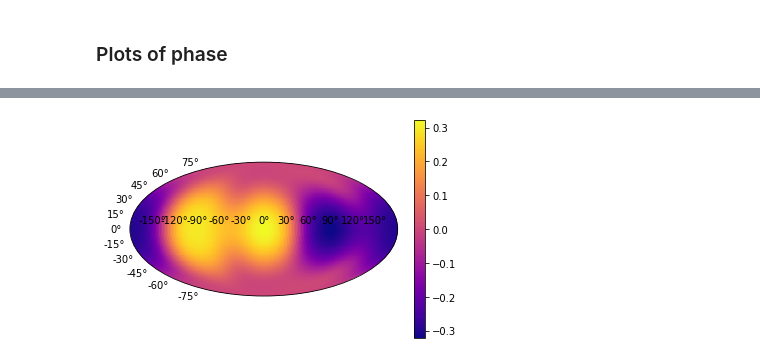
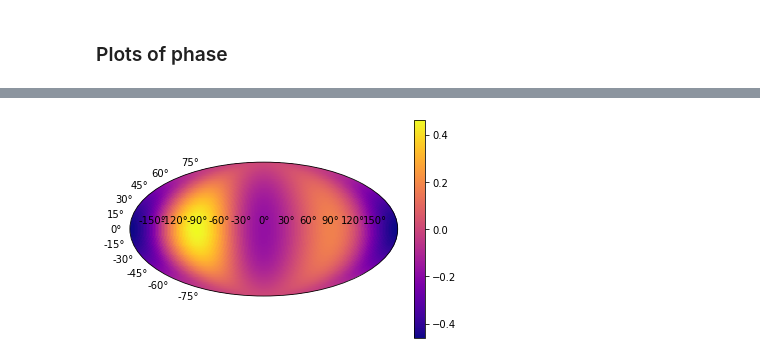
Before and after one commit to charrybdis/gw-detectors_modified, a Jupyter notebook: antenna_responses.ipynb, the cells around one changed output, grey strips where cells are left out. Drawn from its saved outputs; the diff is of its cells as text; code cells hidden in the pictures.

```diff
--- a/antenna_responses.ipynb
+++ b/antenna_responses.ipynb
@@ -9,7 +9,7 @@ fsr = 1 / (2 * np.linalg.norm(detector.arms[0]))
 # %%
 res = 180
 fdivfsr_max = 2.0
-polarization = 3*np.pi/4
+polarization = 0
 
 phi = np.linspace(-np.pi, np.pi, res)
 theta = np.linspace(0, np.pi,res)
@@ -28,7 +28,7 @@ F_plus, F_cross, F_x, F_y, F_b, F_l = detector._geographic_unphased_response(fre
                                                                              detector.arm_directions,
                                                                              long_wavelength_approximation=False)
 # %%
-fr = 0
+fr = 1
 
 Fp = F_plus[fr].reshape((res, res))
 Fc = F_cross[fr].reshape((res, res))
@@ -188,11 +187,11 @@ plt.show()
 # %%
-phase = np.arctan(Fl.real, Fl.imag)
+phase = np.arctan(Fl.imag, Fl.real)
 
 # Plot figure
 fig = plt.figure()
 ax = fig.add_subplot(111, projection='mollweide')
 im = ax.pcolormesh(Phi,Theta, phase, cmap=plt.cm.plasma)
 plt.colorbar(im)
 plt.show()
 # %% [output]
-[figure, old version]
+[figure, new version]
```
Also changed, not shown: parts of 13 cells of this notebook, 5 other files.
